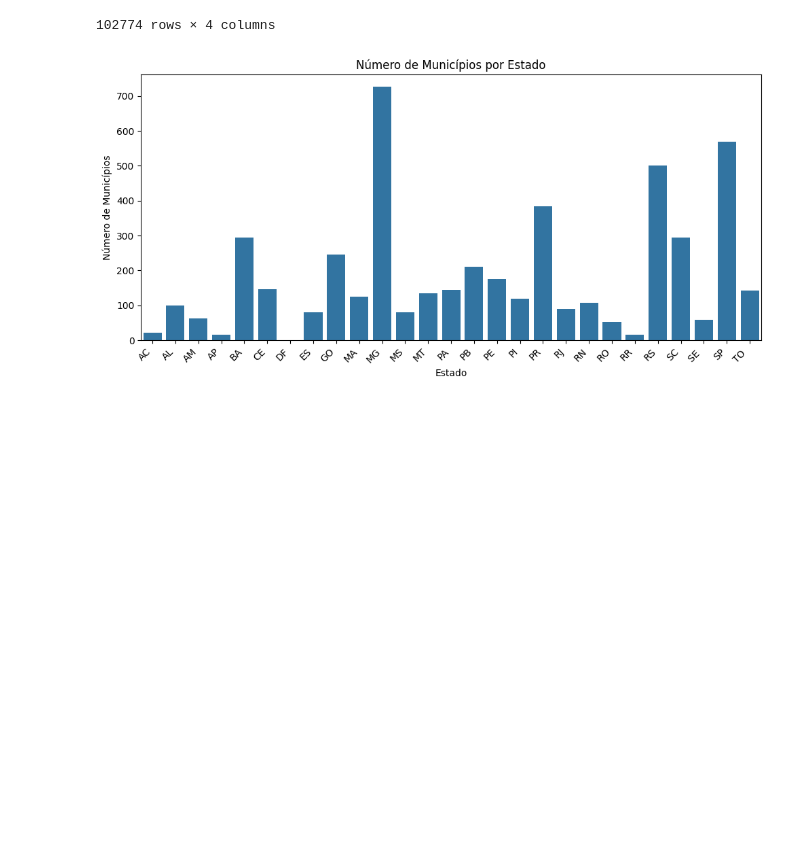
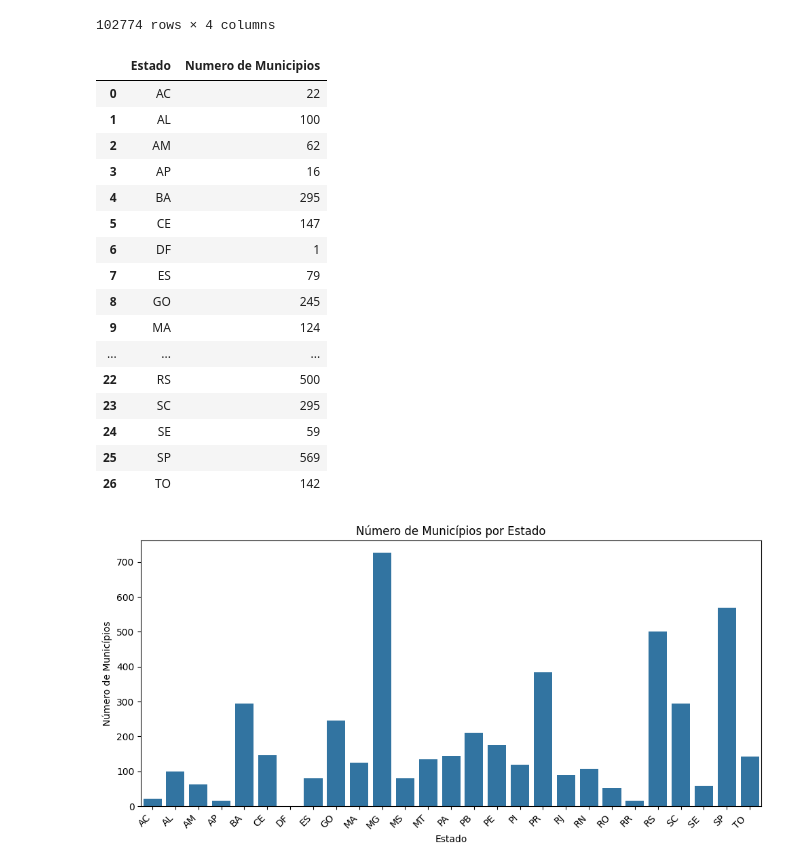
Before and after one commit to clobos/Python_Tatiana_Ecologia_Aplicada, a Jupyter notebook: codigo_unico_2002_2022.ipynb, the cells around one changed output. Drawn from its saved outputs; the diff is of its cells as text; code cells hidden in the pictures; blank space fills up the shorter version.

```diff
--- a/codigo_unico_2002_2022.ipynb
+++ b/codigo_unico_2002_2022.ipynb
@@ -31,6 +63,26 @@ df
 # %%
 municipios_por_estado = df.groupby('Estado')['Municipio'].nunique().reset_index()
 municipios_por_estado.columns = ['Estado', 'Numero de Municipios']
+# %%
+municipios_por_estado
+# %% [output]
+|  | Estado | Numero de Municipios |
+| 0 | AC | 22 |
+| 1 | AL | 100 |
+| 2 | AM | 62 |
+| 3 | AP | 16 |
+| 4 | BA | 295 |
+| 5 | CE | 147 |
+| 6 | DF | 1 |
+| 7 | ES | 79 |
+| 8 | GO | 245 |
+| 9 | MA | 124 |
+| ... | ... | ... |
+| 22 | RS | 500 |
+| 23 | SC | 295 |
+| 24 | SE | 59 |
+| 25 | SP | 569 |
+| 26 | TO | 142 |
 # %%
 # Grafico de barras do municipios_por_estado
 plt.figure(figsize=(10, 5))
```
Also changed, not shown: parts of 6 cells of this notebook.
